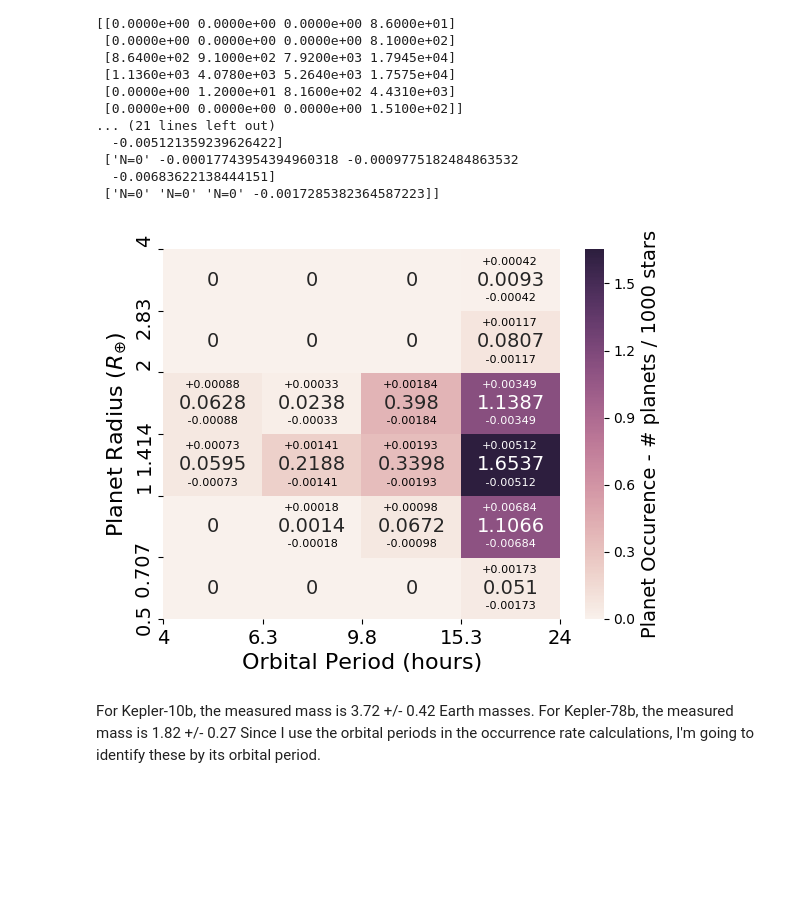
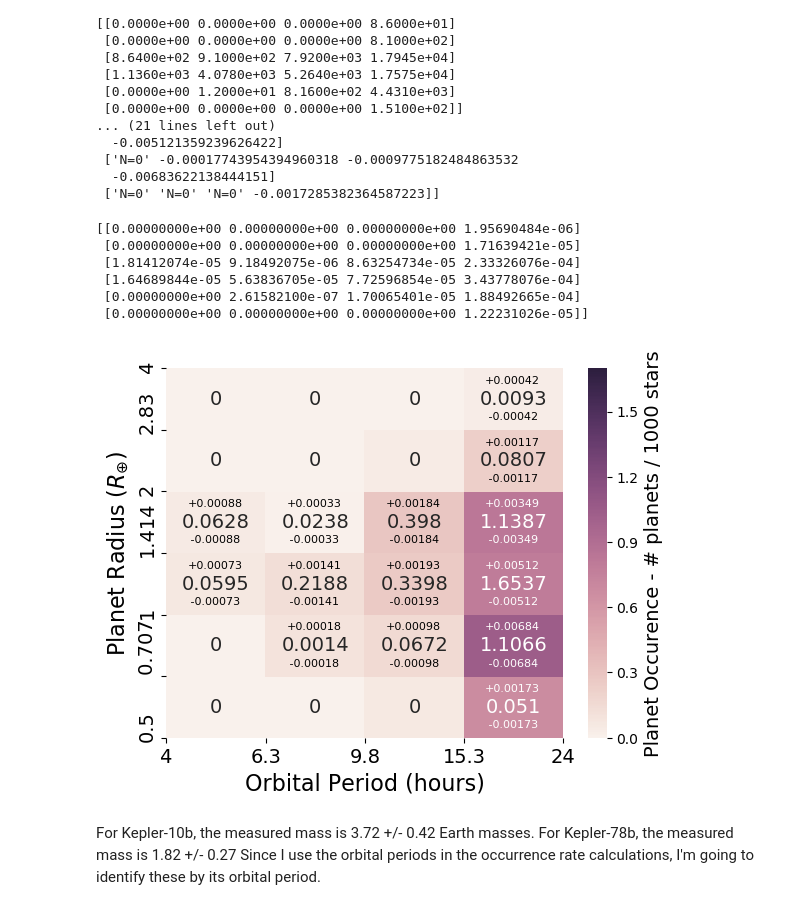
Before and after one commit to asmuzsoy/USPplanets, a Jupyter notebook: USPMassDistribution.ipynb, the cells around one changed output. Saved outputs shown, nothing was run; the diff lists cells and outputs as text; code cells hidden in the pictures; blank space fills up the shorter version.

```diff
--- a/USPMassDistribution.ipynb
+++ b/USPMassDistribution.ipynb
@@ -218,14 +220,17 @@ print(len(mercurymasssamples))
 62000
 # %%
 meanearthmasses = []
+eartherr = []
 eartherrup = []
 eartherrdown = []
 
 meanmercmasses = []
+mercerr = []
 mercerrup = []
 mercerrdown = []
 
 meanrandmasses = []
+randerr = []
 randerrup = []
 randerrdown = []
 
@@ -241,7 +246,7 @@ with file:
                 list1.remove(f)
                 print("removed")
         meanearthmasses.append(np.percentile(list1, 50))
-        ##eartherr.append(np.std(list1))
+        eartherr.append(np.std(list1))
         eartherrup.append(np.percentile(list1, 15.85))
         eartherrdown.append(np.percentile(list1, 84.15))
         row = [kepids[i]]
@@ -264,7 +269,7 @@ with file:
         meanmercmasses.append(np.percentile(list1, 50))
         mercerrup.append(np.percentile(list1, 15.85))
         mercerrdown.append(np.percentile(list1, 84.15))
-        ##mercerr.append(np.std(list1))
+        mercerr.append(np.std(list1))
         row = [kepids[i]]
         for k in range(0, len(list1)):
             row.append(list1[k])
@@ -516,10 +530,19 @@ print(wilsonlow)
  ['N=0' -0.00017743954394960318 -0.0009775182484863532
   -0.00683622138444151]
  ['N=0' 'N=0' 'N=0' -0.0017285382364587223]]
+# %%
+print(transitarray)
+# %% [output]
+[[0.00000000e+00 0.00000000e+00 0.00000000e+00 1.95690484e-06]
+ [0.00000000e+00 0.00000000e+00 0.00000000e+00 1.71639421e-05]
+ [1.81412074e-05 9.18492075e-06 8.63254734e-05 2.33326076e-04]
+ [1.64689844e-05 5.63836705e-05 7.72596854e-05 3.43778076e-04]
+ [0.00000000e+00 2.61582100e-07 1.70065401e-05 1.88492665e-04]
+ [0.00000000e+00 0.00000000e+00 0.00000000e+00 1.22231026e-05]]
 # %%
 labels = np.array([[0,0,0,0.0093],[0,0,0,0.0807],[0.0628,0.0238,0.3980,1.1387],[0.0595,0.2188,0.3398,1.6537],[0,0.0014,0.0672,1.1066],[0,0,0,0.0510]],dtype = object)
 fig, ax = plt.subplots()
-ax = sns.heatmap(1000*array, annot = labels, fmt = '', annot_kws={"size": 14})
+ax = sns.heatmap(1000*array, annot = labels, fmt = '', annot_kws={"size": 14}, vmin=0, vmax=1.7)
 plt.text(3.21,5.75,"+0.00042", size = 8)
 plt.text(3.21,5.16," -0.00042", size = 8)
 plt.text(3.21,4.75,"+0.00117", size = 8)
@@ -530,36 +553,36 @@ plt.text(1.21,3.75,"+0.00033", size = 8)
 plt.text(1.21,3.16," -0.00033", size = 8)
 plt.text(2.21,3.75,"+0.00184", size = 8)
 plt.text(2.21,3.16," -0.00184", size = 8)
 plt.text(3.21,3.75,"+0.00349", color = 'w', size = 8)
 plt.text(3.21,3.16," -0.00349", color = 'w', size = 8)
 plt.text(0.21,2.75,"+0.00073", size = 8)
 plt.text(0.21,2.16," -0.00073", size = 8)
 plt.text(1.21,2.75,"+0.00141", size = 8)
 plt.text(1.21,2.16," -0.00141", size = 8)
 plt.text(2.21,2.75,"+0.00193", size = 8)
 plt.text(2.21,2.16," -0.00193", size = 8)
 plt.text(3.21,2.75,"+0.00512", color = 'w', size = 8)
 plt.text(3.21,2.16," -0.00512", color = 'w', size = 8)
 plt.text(1.21,1.75,"+0.00018", size = 8)
 plt.text(1.21,1.16," -0.00018", size = 8)
 plt.text(2.21,1.75,"+0.00098", size = 8)
 plt.text(2.21,1.16," -0.00098", size = 8)
 plt.text(3.21,1.75,"+0.00684", color = 'w', size = 8)
 plt.text(3.21,1.16," -0.00684", color = 'w', size = 8)
-plt.text(3.21,0.75,"+0.00173", size = 8)
-plt.text(3.21,0.16," -0.00173", size = 8)
+plt.text(3.21,0.75,"+0.00173",  color = 'w', size = 8)
+plt.text(3.21,0.16," -0.00173", color = 'w',size = 8)
 ax.set_xticks([0,1,2,3,4])
 ax.set_xticklabels([4,6.3,9.8,15.3,24], fontsize = 14)
 ax.set_yticks([0,1,2,3,4,5,6])
 ax.set_yticklabels([0.5," 0.707",1,1.414,2,2.83,4], fontsize = 14, horizontalalignment = 'right', verticalalignment = 'baseline')
 cbar = ax.collections[0].colorbar
 cbar.set_label('Planet Occurence - # planets / 1000 stars', fontsize = 14)
 plt.xlabel("Orbital Period (hours)", fontsize = 16)
 plt.ylabel("Planet Radius ($R_{\oplus}$)", fontsize = 16)
 
 plt.show()
 # %% [output]
-[figure, old version]
+[figure, new version]
 # %% [markdown]
 For Kepler-10b, the measured mass is 3.72 +/- 0.42 Earth masses. For Kepler-78b, the measured mass is 1.82 +/- 0.27 Since I use the orbital periods in the occurrence rate calculations, I'm going to identify these by its orbital period.
 # %%
```
Also changed, not shown: parts of 125 cells of this notebook, 3 other files.
